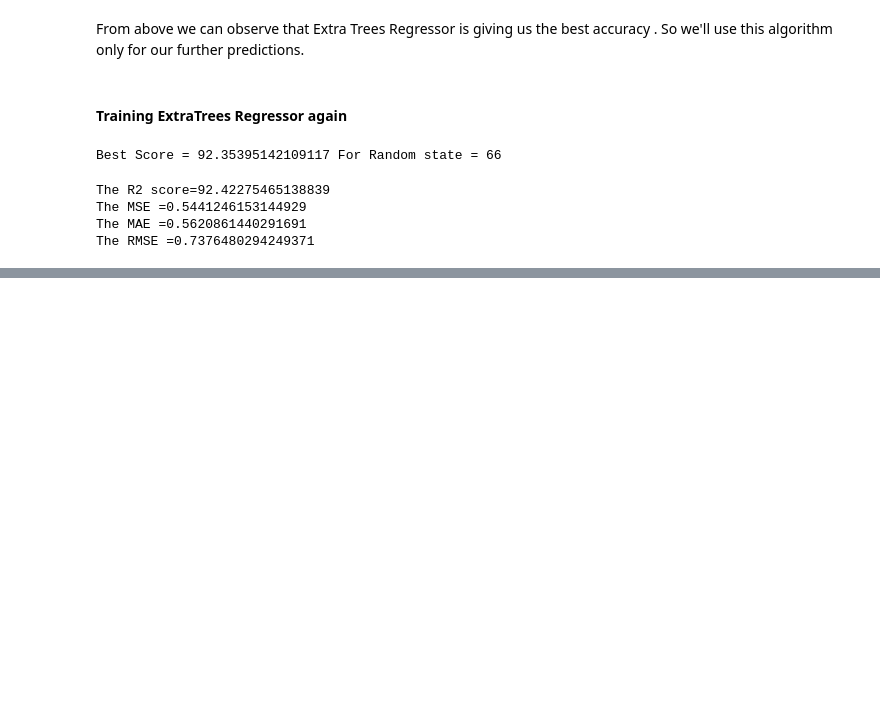
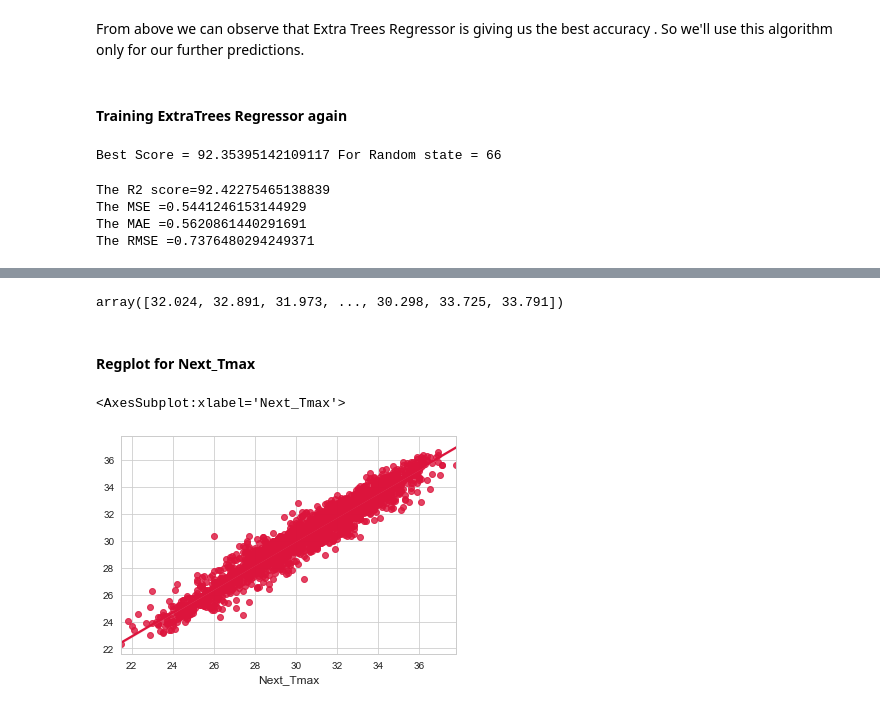
Before and after one commit to SheikhSAli/Temperature-Forecast-Predictions., a Jupyter notebook: Temperature Forecast Predictions Sk.ipynb, the cells around one changed output, grey strips where cells are left out. Cells and saved outputs as stored; diff of their text form; code cells hidden in the pictures; blank space fills up the shorter version.

```diff
--- a/Temperature Forecast Predictions Sk.ipynb
+++ b/Temperature Forecast Predictions Sk.ipynb
@@ -782,0 +820,3 @@ The RMSE =0.7376480294249371
+# %%
+Next_Tmax = y_test.iloc[: , :1]
+Next_Tmax
@@ -782,0 +837,12 @@ The RMSE =0.7376480294249371
+# %%
+Next_Tmax_pred =  etr_pred[:,0]
+Next_Tmax_pred
+# %% [output]
+array([32.024, 32.891, 31.973, ..., 30.298, 33.725, 33.791])
+# %% [markdown]
+#### Regplot for Next_Tmax
+# %%
+sns.regplot(x = Next_Tmax , y = Next_Tmax_pred , scatter = True , color = 'crimson' )
+# %% [output]
+<AxesSubplot:xlabel='Next_Tmax'>
+[figure, added]
```
Also changed, not shown: parts of 12 cells of this notebook.
